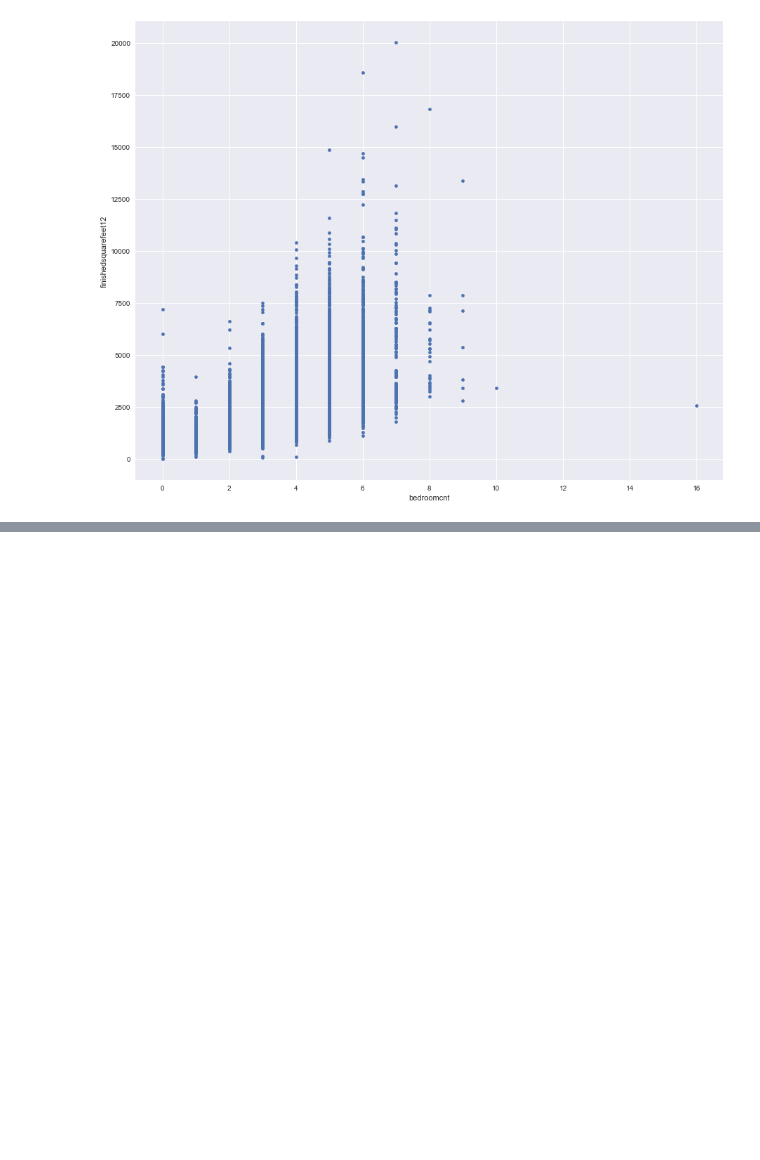
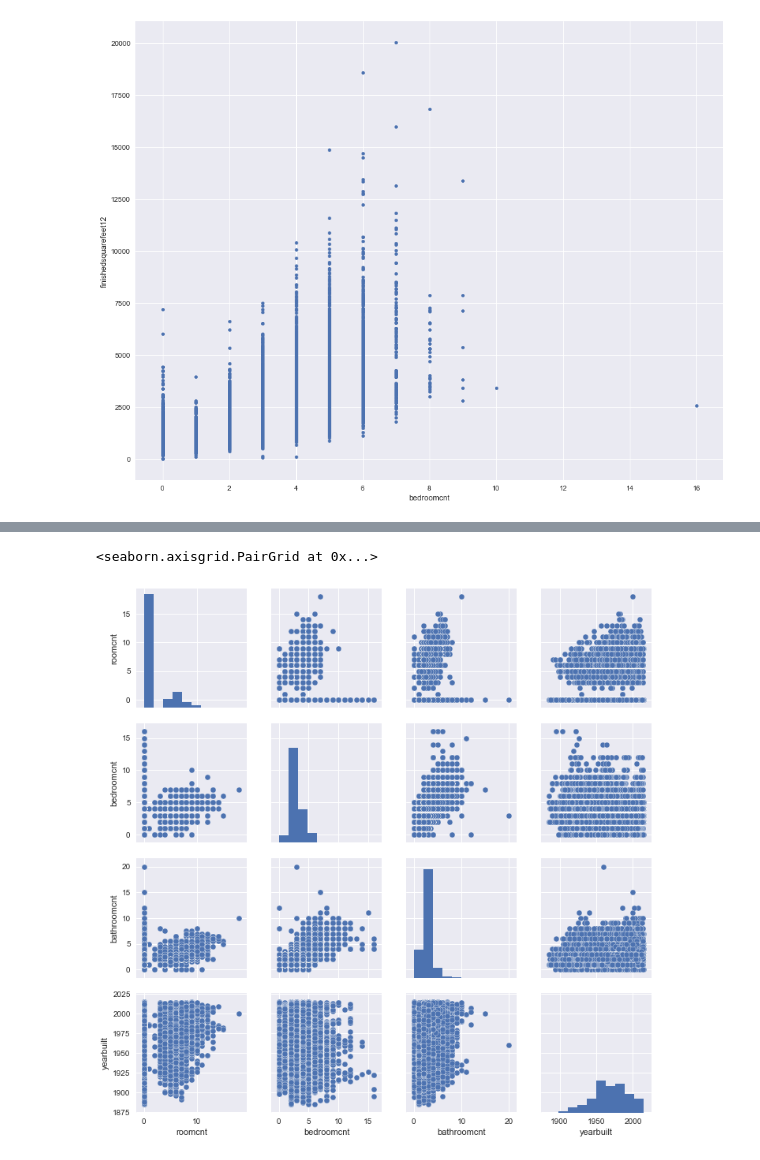
Before and after one commit to dhruvkanakia/ADS, a Jupyter notebook: ADS_Assignment2/ADS_Assignment2/rawEda.ipynb, the cells around one changed output, grey strips where cells are left out. Saved outputs shown, nothing was run; the diff lists cells and outputs as text; code cells hidden in the pictures; blank space fills up the shorter version.

```diff
--- a/ADS_Assignment2/ADS_Assignment2/rawEda.ipynb
+++ b/ADS_Assignment2/ADS_Assignment2/rawEda.ipynb
@@ -425,0 +103,5 @@ plt.show()
+# %%
+sns.pairplot(df.loc[:,['roomcnt','bedroomcnt','bathroomcnt','yearbuilt']].dropna())
+# %% [output]
+<seaborn.axisgrid.PairGrid at 0x...>
+[figure, added]
```
Also changed, not shown: parts of 52 cells of this notebook, 13 other files.
